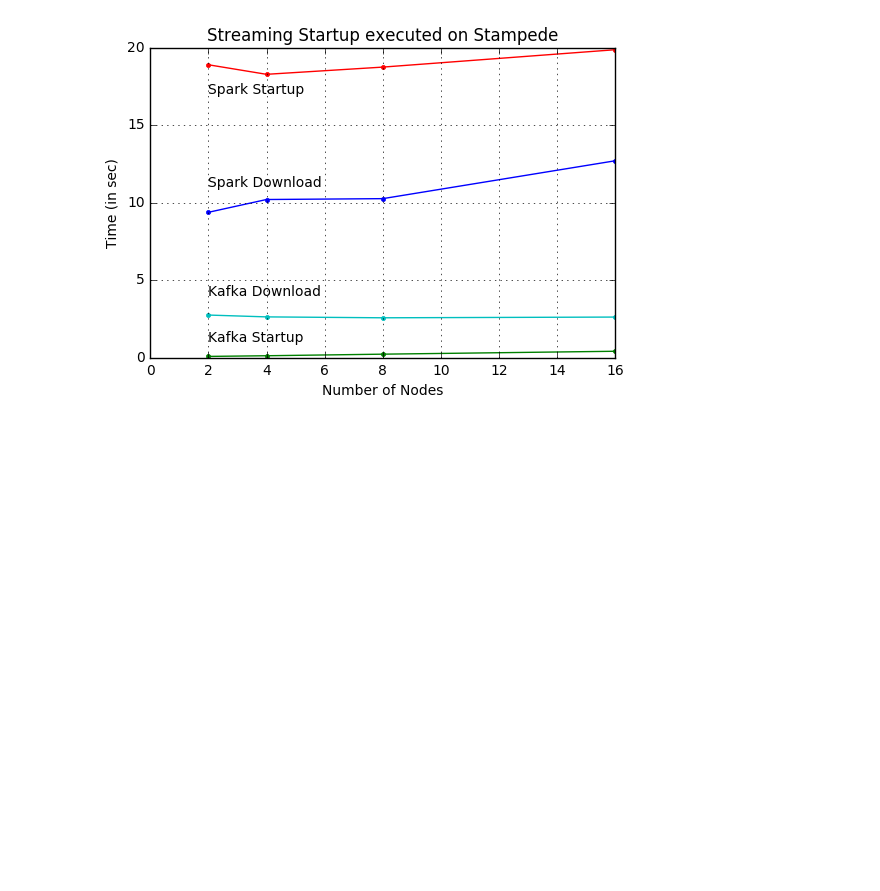
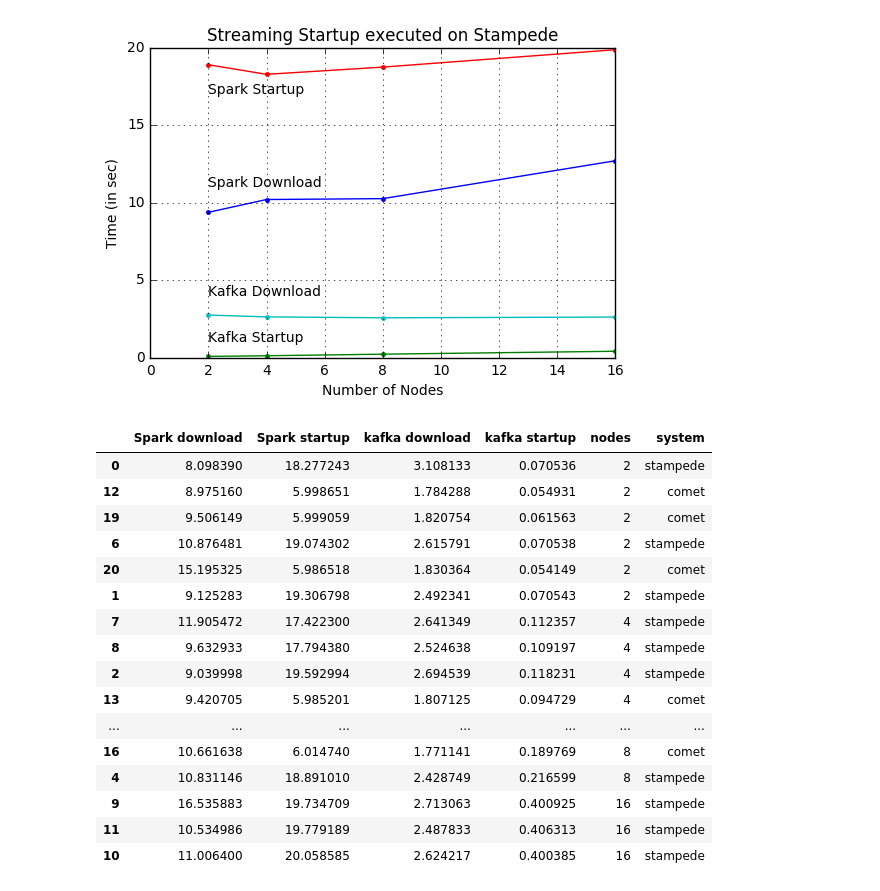
Before and after one commit to radical-experiments/midas_exps, a Jupyter notebook: streaming/plot startup results.ipynb, the cells around one changed output. Drawn from its saved outputs; the diff is of its cells as text; code cells hidden in the pictures; blank space fills up the shorter version.

```diff
--- a/streaming/plot startup results.ipynb
+++ b/streaming/plot startup results.ipynb
@@ -59,3 +59,24 @@ plt.show()
 #plt.savefig('rp-streaming_startup.pdf')
 # %% [output]
 [figure]
+# %%
+data = data.sort_values(by='nodes')
+data
+# %% [output]
+|  | Spark download | Spark startup | kafka download | kafka startup | nodes | system |
+| 0 | 8.098390 | 18.277243 | 3.108133 | 0.070536 | 2 | stampede |
+| 12 | 8.975160 | 5.998651 | 1.784288 | 0.054931 | 2 | comet |
+| 19 | 9.506149 | 5.999059 | 1.820754 | 0.061563 | 2 | comet |
+| 6 | 10.876481 | 19.074302 | 2.615791 | 0.070538 | 2 | stampede |
+| 20 | 15.195325 | 5.986518 | 1.830364 | 0.054149 | 2 | comet |
+| 1 | 9.125283 | 19.306798 | 2.492341 | 0.070543 | 2 | stampede |
+| 7 | 11.905472 | 17.422300 | 2.641349 | 0.112357 | 4 | stampede |
+| 8 | 9.632933 | 17.794380 | 2.524638 | 0.109197 | 4 | stampede |
+| 2 | 9.039998 | 19.592994 | 2.694539 | 0.118231 | 4 | stampede |
+| 13 | 9.420705 | 5.985201 | 1.807125 | 0.094729 | 4 | comet |
+| ... | ... | ... | ... | ... | ... | ... |
+| 16 | 10.661638 | 6.014740 | 1.771141 | 0.189769 | 8 | comet |
+| 4 | 10.831146 | 18.891010 | 2.428749 | 0.216599 | 8 | stampede |
+| 9 | 16.535883 | 19.734709 | 2.713063 | 0.400925 | 16 | stampede |
+| 11 | 10.534986 | 19.779189 | 2.487833 | 0.406313 | 16 | stampede |
+| 10 | 11.006400 | 20.058585 | 2.624217 | 0.400385 | 16 | stampede |
```
Also changed, not shown: parts of 2 cells of this notebook.
